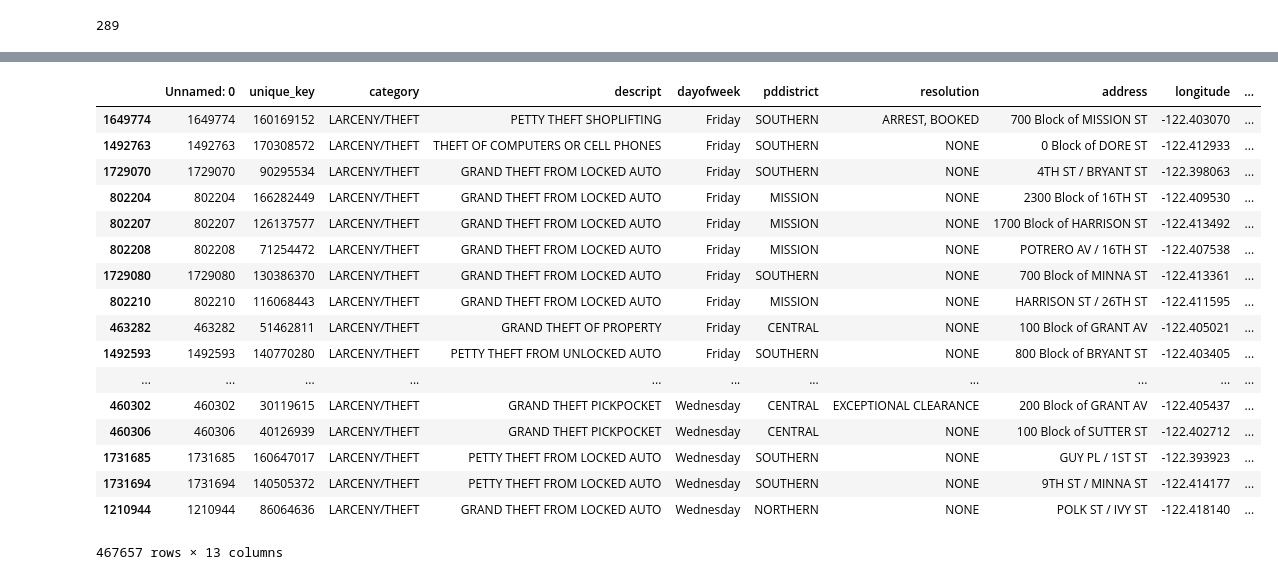
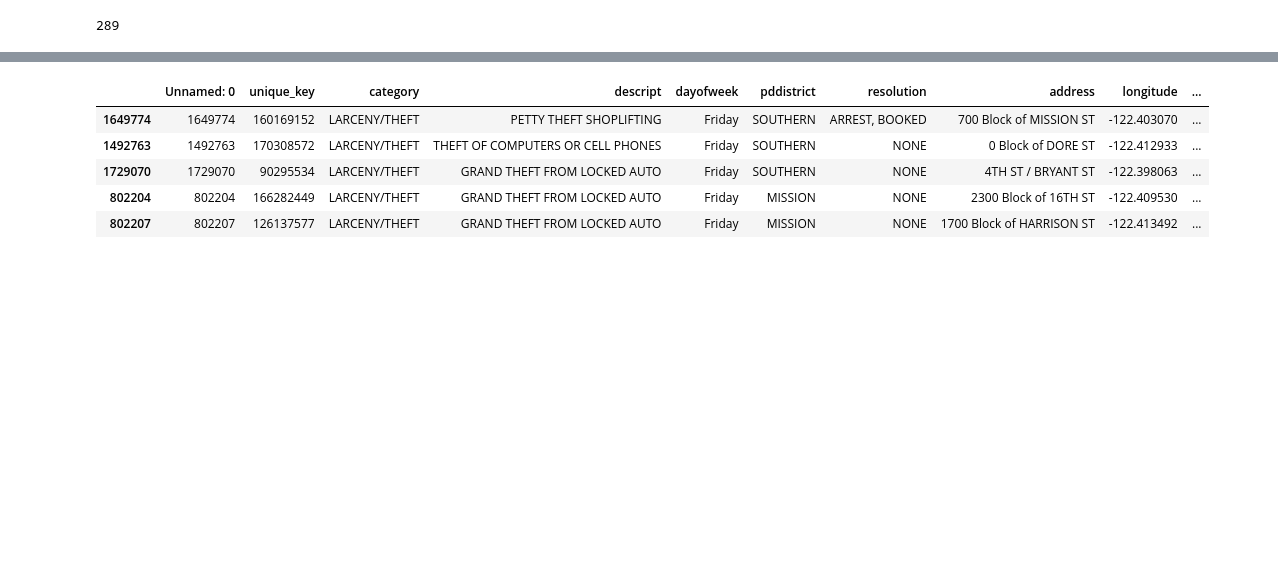
Before and after one commit to tfox72/tfox72.github.io, a Jupyter notebook: notebooks/SFPD_Pandas.ipynb, the cells around one changed output, grey strips where cells are left out. Saved outputs shown, nothing was run; the diff lists cells and outputs as text; code cells hidden in the pictures; blank space fills up the shorter version.

```diff
--- a/notebooks/SFPD_Pandas.ipynb
+++ b/notebooks/SFPD_Pandas.ipynb
@@ -81,26 +93,14 @@ Name: unique_key, dtype: int64
 # %%
 # filter the data to Larceny and sort it by day of week
 df = sfpd[sfpd['category']=='LARCENY/THEFT'].sort_values(by='dayofweek')
-df
+df.head()
 # %% [output]
 |  | Unnamed: 0 | unique_key | category | descript | dayofweek | pddistrict | resolution | address | longitude | ... |
 | 1649774 | 1649774 | 160169152 | LARCENY/THEFT | PETTY THEFT SHOPLIFTING | Friday | SOUTHERN | ARREST, BOOKED | 700 Block of MISSION ST | -122.403070 | ... |
 | 1492763 | 1492763 | 170308572 | LARCENY/THEFT | THEFT OF COMPUTERS OR CELL PHONES | Friday | SOUTHERN | NONE | 0 Block of DORE ST | -122.412933 | ... |
 | 1729070 | 1729070 | 90295534 | LARCENY/THEFT | GRAND THEFT FROM LOCKED AUTO | Friday | SOUTHERN | NONE | 4TH ST / BRYANT ST | -122.398063 | ... |
 | 802204 | 802204 | 166282449 | LARCENY/THEFT | GRAND THEFT FROM LOCKED AUTO | Friday | MISSION | NONE | 2300 Block of 16TH ST | -122.409530 | ... |
 | 802207 | 802207 | 126137577 | LARCENY/THEFT | GRAND THEFT FROM LOCKED AUTO | Friday | MISSION | NONE | 1700 Block of HARRISON ST | -122.413492 | ... |
-| 802208 | 802208 | 71254472 | LARCENY/THEFT | GRAND THEFT FROM LOCKED AUTO | Friday | MISSION | NONE | POTRERO AV / 16TH ST | -122.407538 | ... |
-| 1729080 | 1729080 | 130386370 | LARCENY/THEFT | GRAND THEFT FROM LOCKED AUTO | Friday | SOUTHERN | NONE | 700 Block of MINNA ST | -122.413361 | ... |
-| 802210 | 802210 | 116068443 | LARCENY/THEFT | GRAND THEFT FROM LOCKED AUTO | Friday | MISSION | NONE | HARRISON ST / 26TH ST | -122.411595 | ... |
-| 463282 | 463282 | 51462811 | LARCENY/THEFT | GRAND THEFT OF PROPERTY | Friday | CENTRAL | NONE | 100 Block of GRANT AV | -122.405021 | ... |
-| 1492593 | 1492593 | 140770280 | LARCENY/THEFT | PETTY THEFT FROM UNLOCKED AUTO | Friday | SOUTHERN | NONE | 800 Block of BRYANT ST | -122.403405 | ... |
-| ... | ... | ... | ... | ... | ... | ... | ... | ... | ... | ... |
-| 460302 | 460302 | 30119615 | LARCENY/THEFT | GRAND THEFT PICKPOCKET | Wednesday | CENTRAL | EXCEPTIONAL CLEARANCE | 200 Block of GRANT AV | -122.405437 | ... |
-| 460306 | 460306 | 40126939 | LARCENY/THEFT | GRAND THEFT PICKPOCKET | Wednesday | CENTRAL | NONE | 100 Block of SUTTER ST | -122.402712 | ... |
-| 1731685 | 1731685 | 160647017 | LARCENY/THEFT | PETTY THEFT FROM LOCKED AUTO | Wednesday | SOUTHERN | NONE | GUY PL / 1ST ST | -122.393923 | ... |
-| 1731694 | 1731694 | 140505372 | LARCENY/THEFT | PETTY THEFT FROM LOCKED AUTO | Wednesday | SOUTHERN | NONE | 9TH ST / MINNA ST | -122.414177 | ... |
-| 1210944 | 1210944 | 86064636 | LARCENY/THEFT | GRAND THEFT FROM LOCKED AUTO | Wednesday | NORTHERN | NONE | POLK ST / IVY ST | -122.418140 | ... |
-467657 rows × 13 columns
 # %%
 # what are all the crimes that occured on Monday or Friday
 df = sfpd[(sfpd['dayofweek'] =='Monday') | (sfpd['dayofweek'] == 'Friday')]
```
Also changed, not shown: parts of 14 cells of this notebook.
